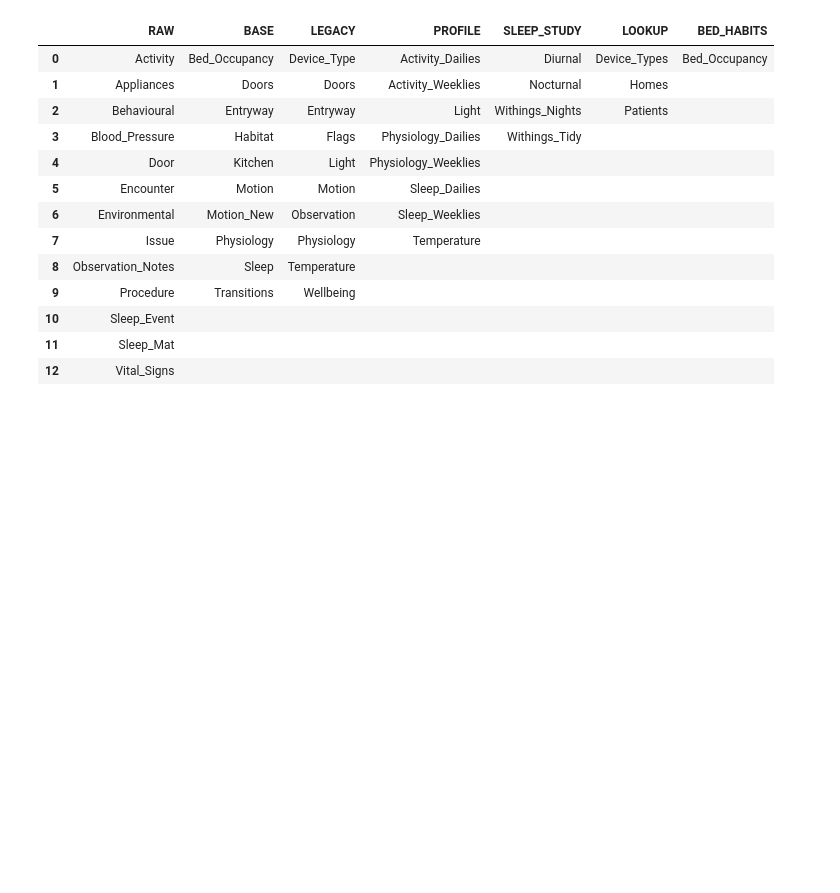
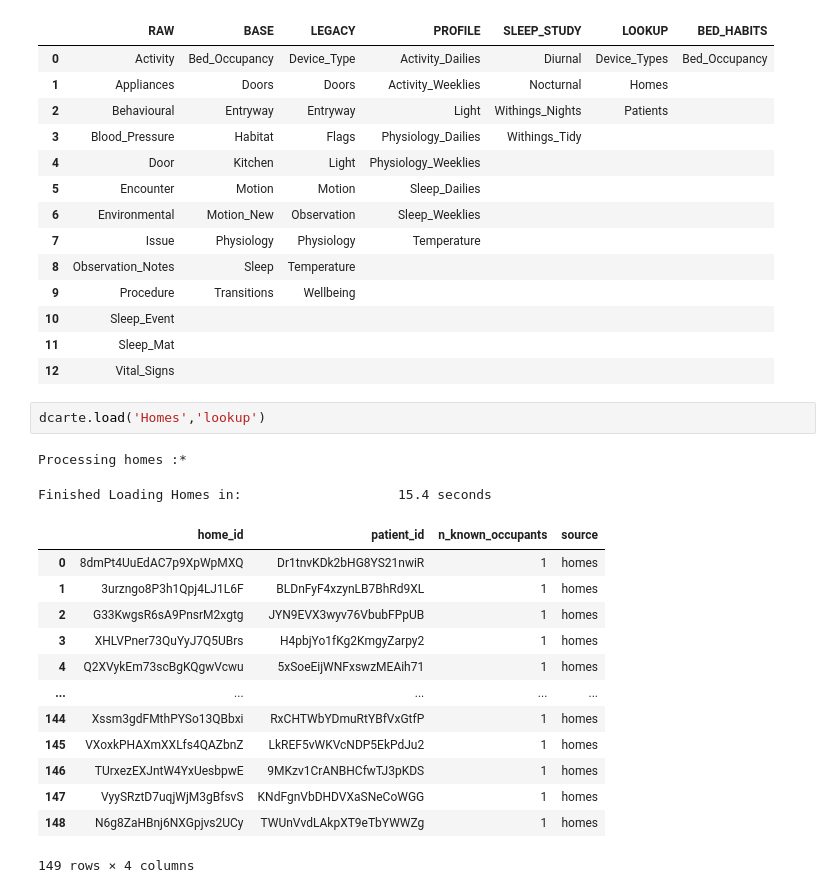
Before and after one commit to esoreq/dcarte, a Jupyter notebook: tutorial/5.recipes.ipynb, the cells around one changed output. Drawn from its saved outputs; the diff is of its cells as text; blank space fills up the shorter version.

```diff
--- a/tutorial/5.recipes.ipynb
+++ b/tutorial/5.recipes.ipynb
@@ -213,3 +213,21 @@ dcarte.domains()
 | 10 | Sleep_Event |  |  |  |  |  |  |
 | 11 | Sleep_Mat |  |  |  |  |  |  |
 | 12 | Vital_Signs |  |  |  |  |  |  |
+# %%
+dcarte.load('Homes','lookup')
+# %% [output]
+Processing homes :*
+Finished Loading Homes in:                    15.4 seconds
+|  | home_id | patient_id | n_known_occupants | source |
+| 0 | 8dmPt4UuEdAC7p9XpWpMXQ | Dr1tnvKDk2bHG8YS21nwiR | 1 | homes |
+| 1 | 3urzngo8P3h1Qpj4LJ1L6F | BLDnFyF4xzynLB7BhRd9XL | 1 | homes |
+| 2 | G33KwgsR6sA9PnsrM2xgtg | JYN9EVX3wyv76VbubFPpUB | 1 | homes |
+| 3 | XHLVPner73QuYyJ7Q5UBrs | H4pbjYo1fKg2KmgyZarpy2 | 1 | homes |
+| 4 | Q2XVykEm73scBgKQgwVcwu | 5xSoeEijWNFxswzMEAih71 | 1 | homes |
+| ... | ... | ... | ... | ... |
+| 144 | Xssm3gdFMthPYSo13QBbxi | RxCHTWbYDmuRtYBfVxGtfP | 1 | homes |
+| 145 | VXoxkPHAXmXXLfs4QAZbnZ | LkREF5vWKVcNDP5EkPdJu2 | 1 | homes |
+| 146 | TUrxezEXJntW4YxUesbpwE | 9MKzv1CrANBHCfwTJ3pKDS | 1 | homes |
+| 147 | VyySRztD7uqjWjM3gBfsvS | KNdFgnVbDHDVXaSNeCoWGG | 1 | homes |
+| 148 | N6g8ZaHBnj6NXGpjvs2UCy | TWUnVvdLAkpXT9eTbYWWZg | 1 | homes |
+149 rows × 4 columns
```
Also changed, not shown: parts of 2 cells of this notebook, 7 other files.
